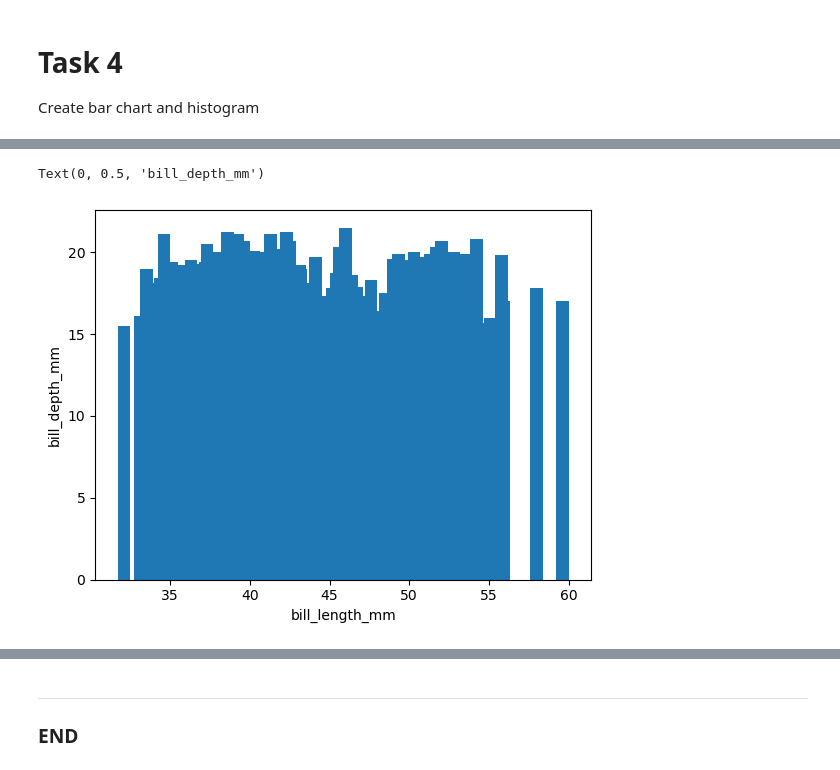
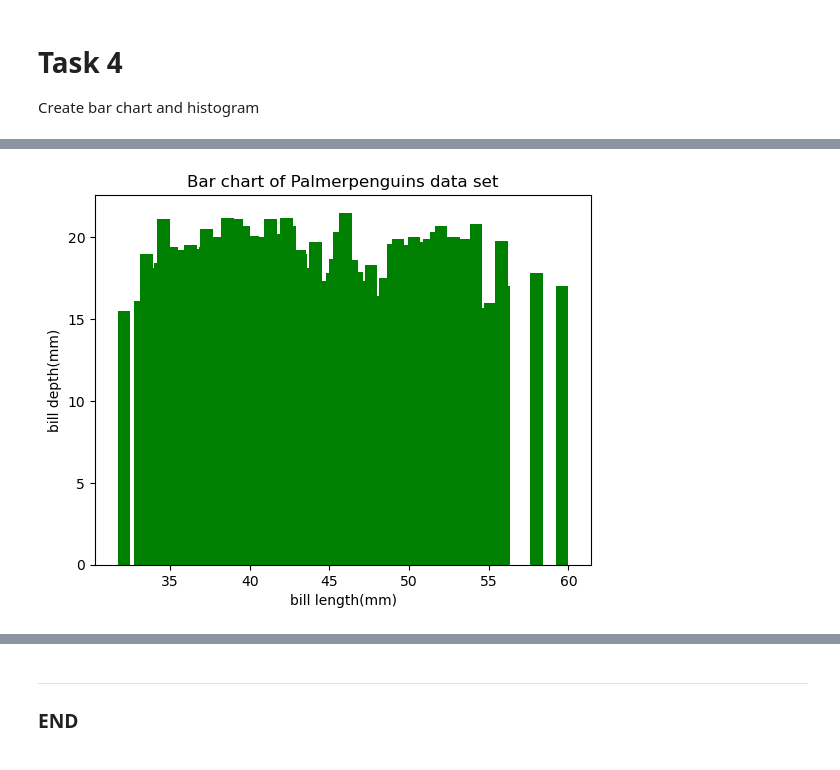
Before and after one commit to YuliiaRysinska/penguins, a Jupyter notebook: penguins.ipynb, the cells around one changed output, grey strips where cells are left out. Drawn from its saved outputs; the diff is of its cells as text; code cells hidden in the pictures.

```diff
--- a/penguins.ipynb
+++ b/penguins.ipynb
@@ -99,3 +100,13 @@ dtype: object
 # %% [markdown]
 # Task 4
 Create bar chart and histogram
+# %%
+#create first variable(length) with array
+b_l_len = df['bill_length_mm'].to_numpy()
+
+#create second variable(depth) with array
+b_dep = df['bill_depth_mm'].to_numpy()
+
+#show
+print(b_l_len,'\n')
+print(b_dep)
@@ -102,10 +131,13 @@ Create bar chart and histogram
 # %%
+
 # create the bar chart
-plt.bar(b_l_len, b_dep)
-
-
-plt.xlabel('bill_length_mm')
-plt.ylabel('bill_depth_mm')
+plt.bar(b_l_len, b_dep, color='green')
+# create title
+plt.title('Bar chart of Palmerpenguins data set')
+# name axis
+plt.xlabel('bill length(mm)')
+plt.ylabel('bill depth(mm)')
+#save
+plt.savefig('bar_chart.png')
 # %% [output]
-Text(0, 0.5, 'bill_depth_mm')
-[figure, old version]
+[figure, new version]
```
Also changed, not shown: parts of 4 cells of this notebook, 2 other files.
